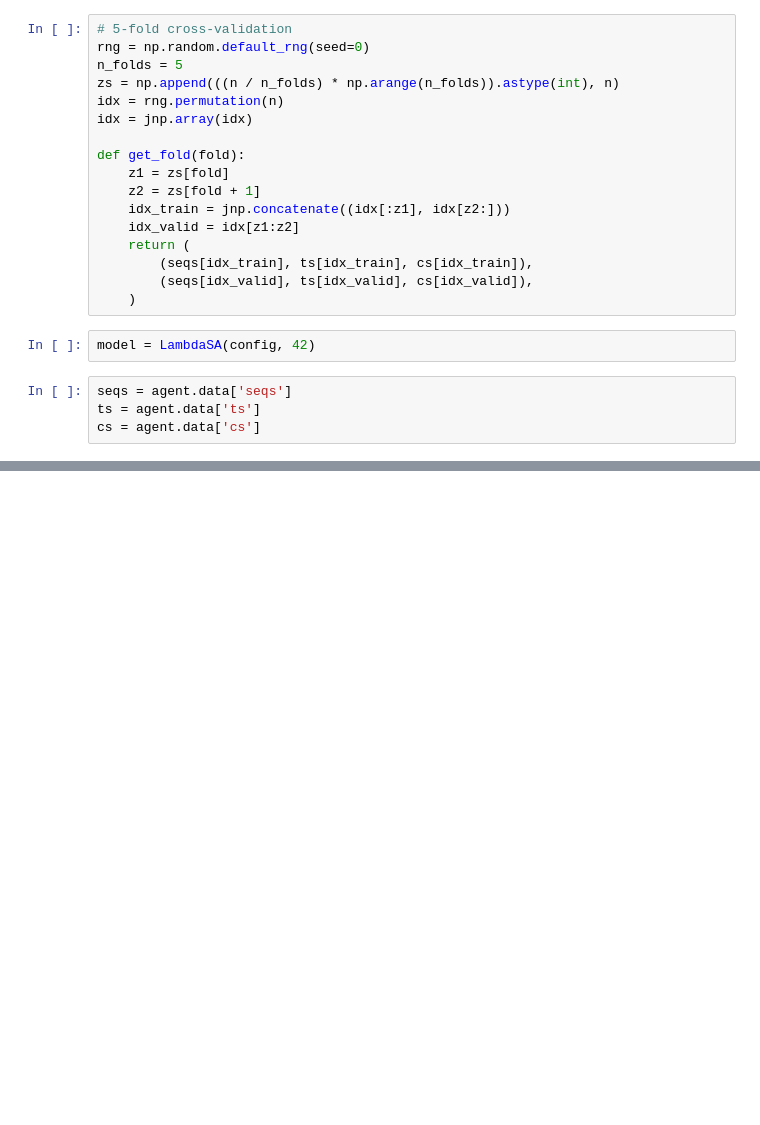
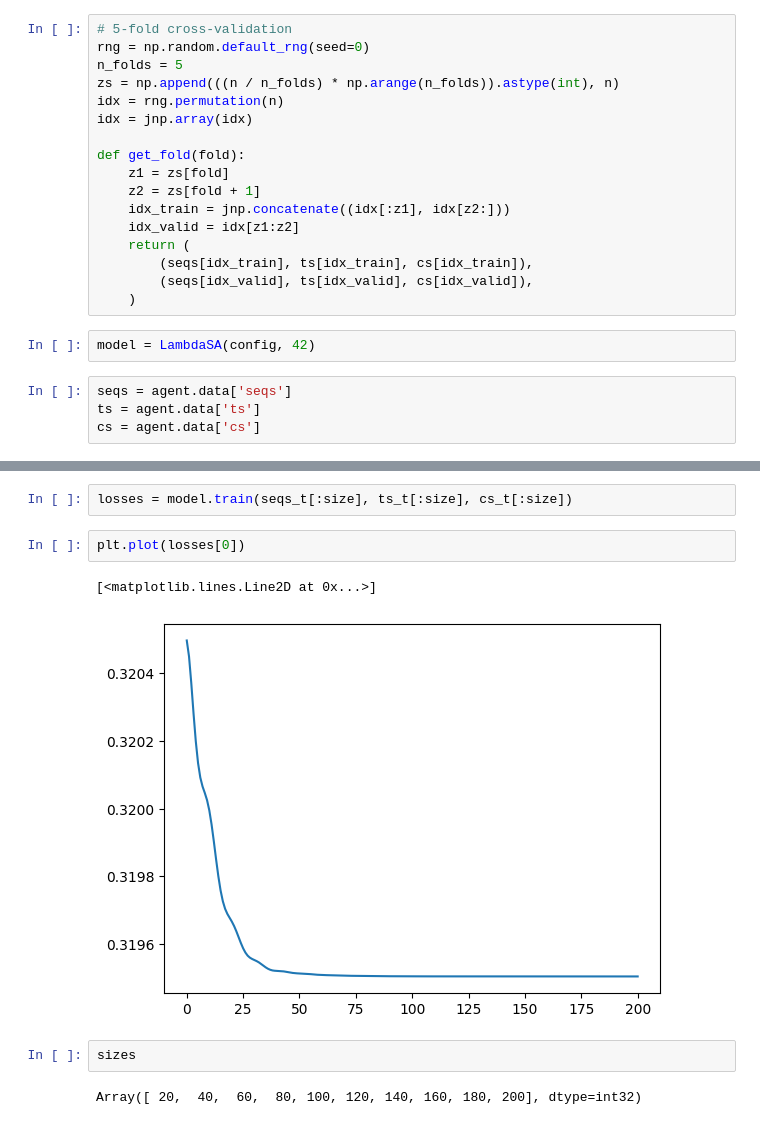
Before and after one commit to marianaw/deeptcsr, a Jupyter notebook: notebooks/lambda_sa.ipynb, the cells around one changed output, grey strips where cells are left out. Saved outputs shown, nothing was run; the diff lists cells and outputs as text; blank space fills up the shorter version.

```diff
--- a/notebooks/lambda_sa.ipynb
+++ b/notebooks/lambda_sa.ipynb
@@ -140,0 +207,11 @@ Text(0.5, 0, 'Number of patients')
+# %%
+losses = model.train(seqs_t[:size], ts_t[:size], cs_t[:size])
+# %%
+plt.plot(losses[0])
+# %% [output]
+[<matplotlib.lines.Line2D at 0x...>]
+[figure, added]
+# %%
+sizes
+# %% [output]
+Array([ 20,  40,  60,  80, 100, 120, 140, 160, 180, 200], dtype=int32)
```
Also changed, not shown: parts of 11 cells of this notebook, 6 other files.
